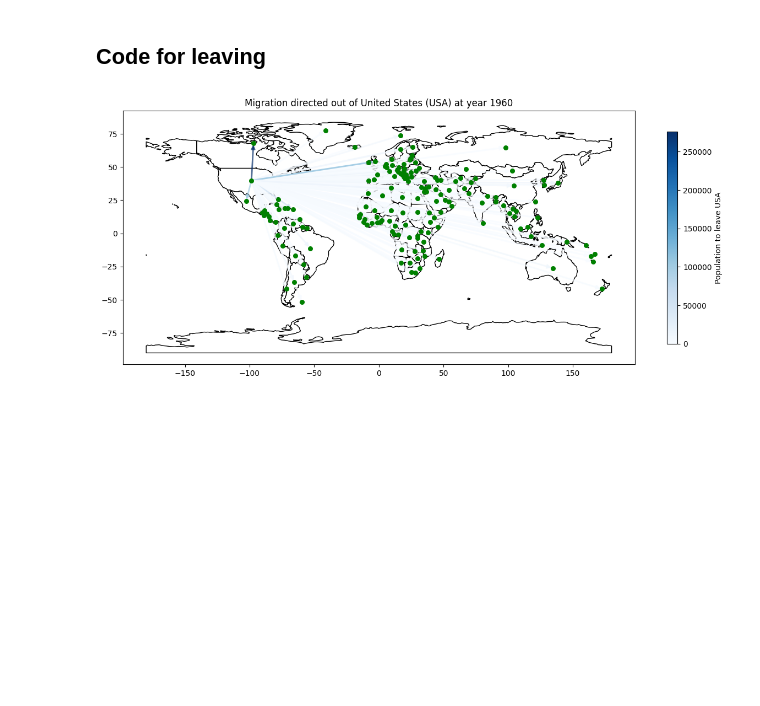
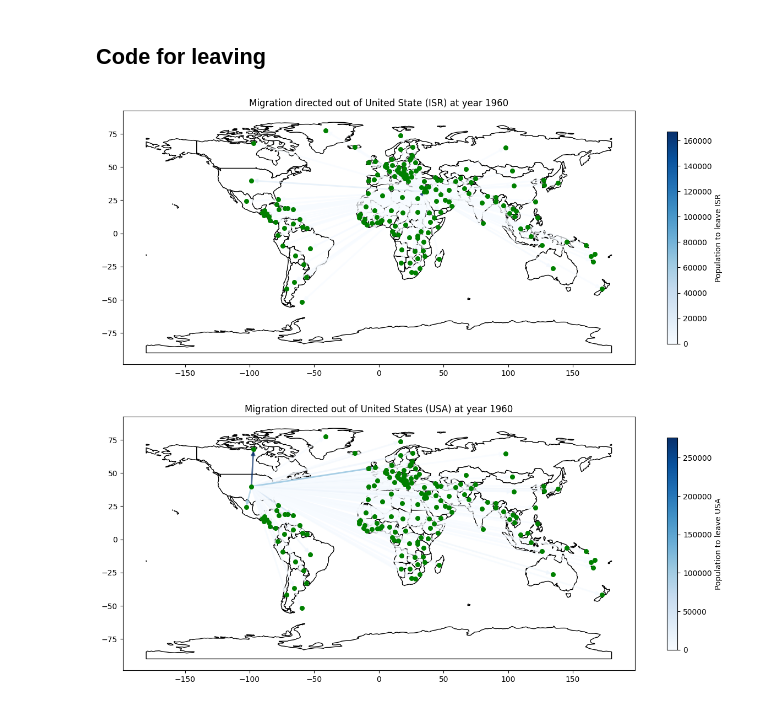
Before and after one commit to moonish1211/human_migration, a Jupyter notebook: visualization.ipynb, the cells around one changed output. Drawn from its saved outputs; the diff is of its cells as text; code cells hidden in the pictures; blank space fills up the shorter version.

```diff
--- a/visualization.ipynb
+++ b/visualization.ipynb
@@ -600,3 +710,7 @@ plt.show()
+# %%
+visualize_map_directed_leave(both_gender_bothway, 'ISR', 'United State', '1960_leave')
+# %% [output]
+[figure, added]
 # %%
 import pandas as pd
 import geopandas as gpd
```
Also changed, not shown: parts of 5 cells of this notebook.
